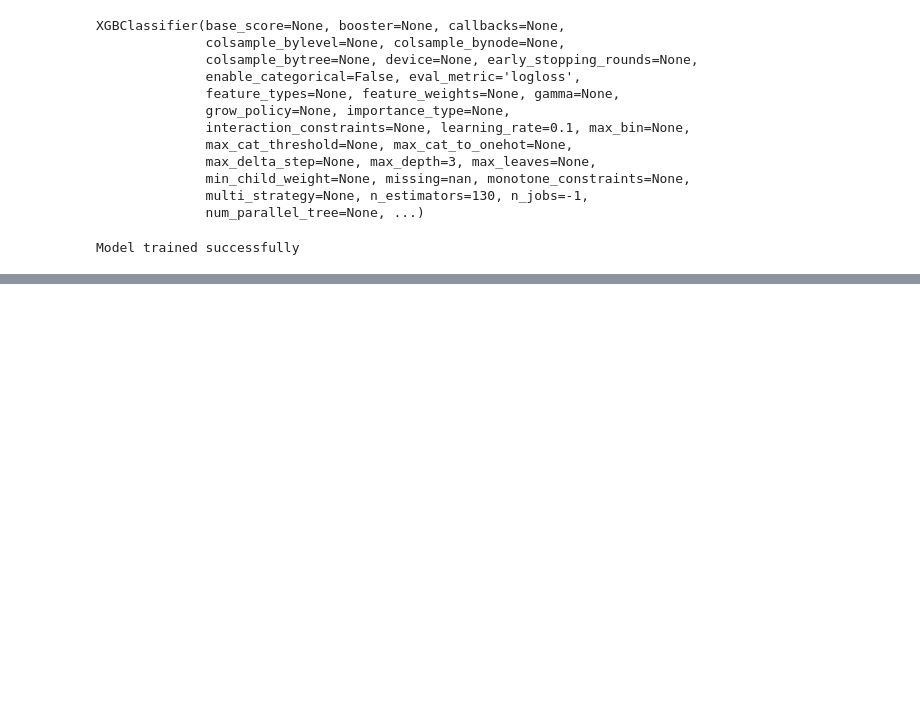
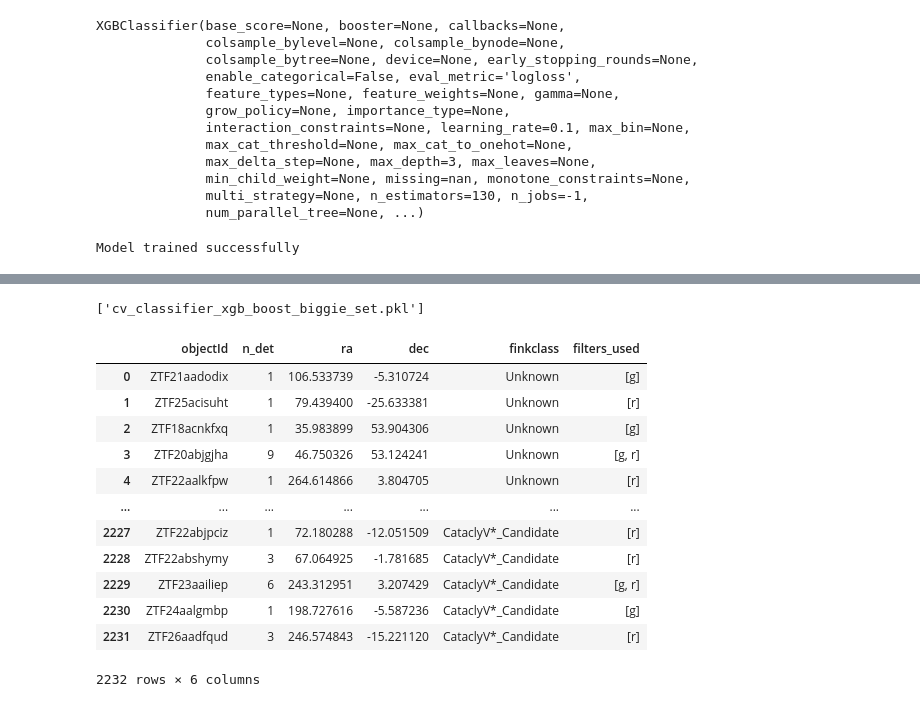
Before and after one commit to Snigdha-16-nebula/Coding-with-Cvs, a Jupyter notebook: 13.biggie_data_train.ipynb, the cells around one changed output, grey strips where cells are left out. Drawn from its saved outputs; the diff is of its cells as text; code cells hidden in the pictures; blank space fills up the shorter version.

```diff
--- a/13.biggie_data_train.ipynb
+++ b/13.biggie_data_train.ipynb
@@ -158,3 +158,23 @@ TN: 443 FP: 2 FN: 10 TP: 28
 # %%
 #saving the final model
-joblib.dump(final_model, "cv_classifier_xgb_boost.pkl")
+joblib.dump(final_model, "cv_classifier_xgb_boost_biggie_set.pkl")
+# %% [output]
+['cv_classifier_xgb_boost_biggie_set.pkl']
+# %%
+df_n=pd.read_parquet('subset_sample.parquet')
+# %%
+df_n
+# %% [output]
+|  | objectId | n_det | ra | dec | finkclass | filters_used |
+| 0 | ZTF21aadodix | 1 | 106.533739 | -5.310724 | Unknown | [g] |
+| 1 | ZTF25acisuht | 1 | 79.439400 | -25.633381 | Unknown | [r] |
+| 2 | ZTF18acnkfxq | 1 | 35.983899 | 53.904306 | Unknown | [g] |
+| 3 | ZTF20abjgjha | 9 | 46.750326 | 53.124241 | Unknown | [g, r] |
+| 4 | ZTF22aalkfpw | 1 | 264.614866 | 3.804705 | Unknown | [r] |
+| ... | ... | ... | ... | ... | ... | ... |
+| 2227 | ZTF22abjpciz | 1 | 72.180288 | -12.051509 | CataclyV*_Candidate | [r] |
+| 2228 | ZTF22abshymy | 3 | 67.064925 | -1.781685 | CataclyV*_Candidate | [r] |
+| 2229 | ZTF23aailiep | 6 | 243.312951 | 3.207429 | CataclyV*_Candidate | [g, r] |
+| 2230 | ZTF24aalgmbp | 1 | 198.727616 | -5.587236 | CataclyV*_Candidate | [g] |
+| 2231 | ZTF26aadfqud | 3 | 246.574843 | -15.221120 | CataclyV*_Candidate | [r] |
+2232 rows × 6 columns
```
Also changed, not shown: parts of 4 cells of this notebook, 1 other file.
